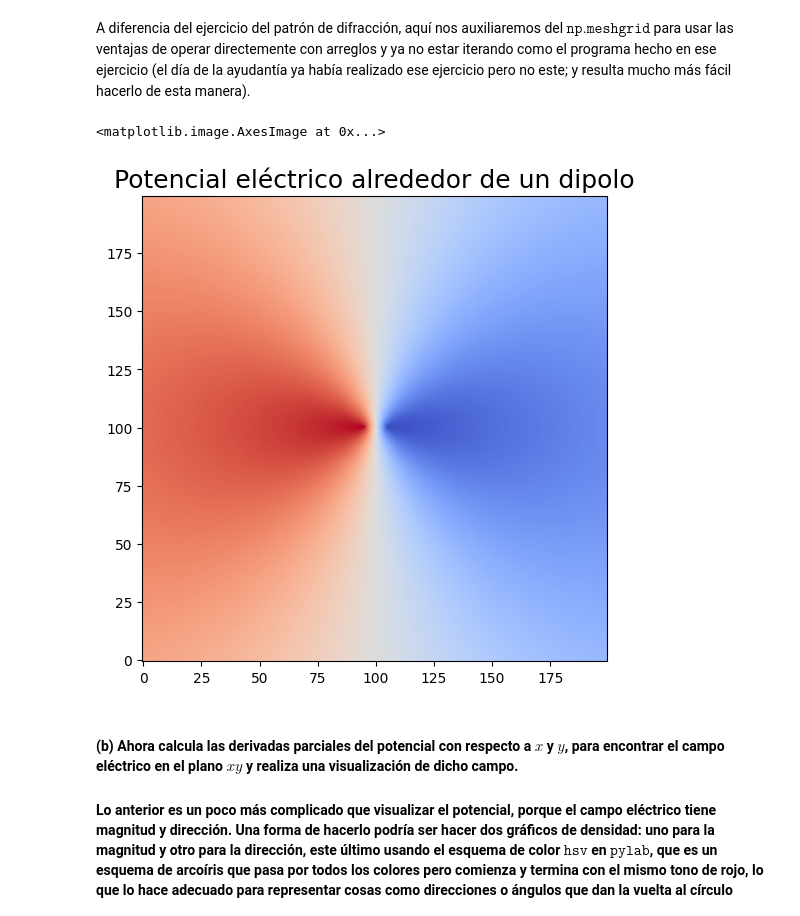
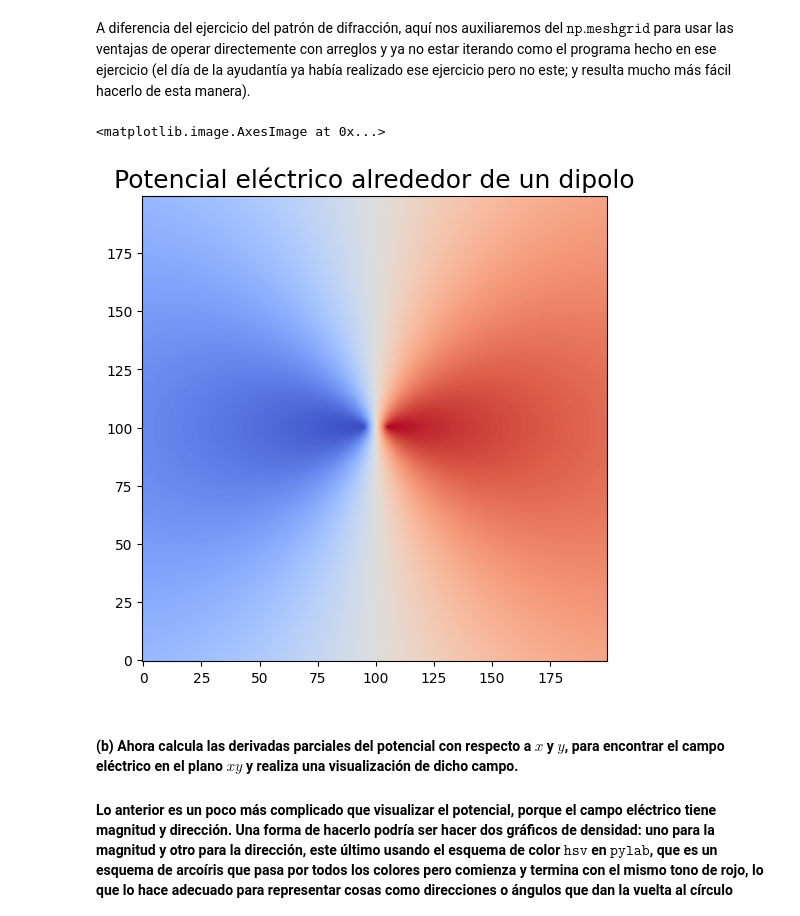
Before and after one commit to Alexi5omg/CLASE, a Jupyter notebook: Tareas/Práctica_3.ipynb, the cells around one changed output. Drawn from its saved outputs; the diff is of its cells as text; code cells hidden in the pictures.

```diff
--- a/Tareas/Práctica_3.ipynb
+++ b/Tareas/Práctica_3.ipynb
@@ -530,31 +530,31 @@ A diferencia del ejercicio del patrón de difracción, aquí nos auxiliaremos de
 # %%
 # Definimos una función para calcular el potencial eléctrico a una
 # distancia r de una carga puntual en el origen
 def V(q,r):
   e0 = 8.854e-12
   return q/(4*np.pi*e0*r)
 
 # Se hará uso del principio de superposición, así que el potencial
 # resultante será la suma de cada una.
 
 xs = np.arange(-1,1,0.01) # 1cm = 0.01m
 ys = np.arange(-1,1,0.01)
 x,y = np.meshgrid(xs,ys)
 # Dado que nuestra función es para cargas en el origen, y aquí son 2 y
 # están separadas 0.1m, entonces ubicamos a una en x1=-0.05m, y2=0m y la
 # otra en x2=0.05m, y=0m
 r1 = np.sqrt((x-0.05)**2 + (y)**2) +5 # "Inflamos" los valores para
 r2 = np.sqrt((x+0.05)**2 + (y)**2) +5 # que se vea mejor la imagen
-V1 = V(-1,r1)
-V2 = V(1,r2)
+V1 = V(1,r1)
+V2 = V(-1,r2)
 V_total = V1+V2
 
 pl.figure(figsize=(6,8))
 pl.title("Potencial eléctrico alrededor de un dipolo",size=18)
 pl.imshow(V_total,cmap='coolwarm',origin='lower')
 # %% [output]
 <matplotlib.image.AxesImage at 0x...>
-[figure, old version]
+[figure, new version]
 # %% [markdown]
 #### **(b)** Ahora calcula las derivadas parciales del potencial con respecto a $x$ y $y$, para encontrar el campo eléctrico en el plano $xy$ y realiza una visualización de dicho campo.
 
```
Also changed, not shown: parts of 3 cells of this notebook.
